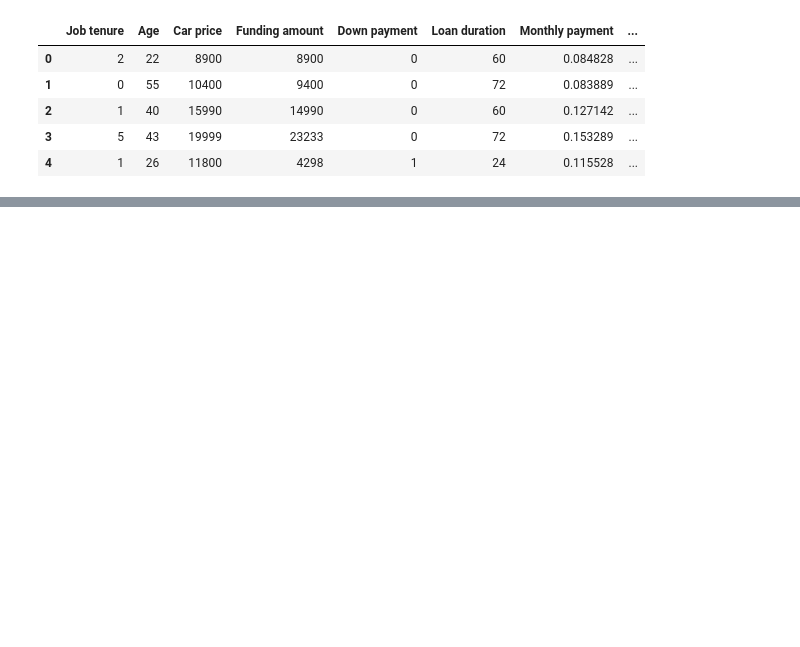
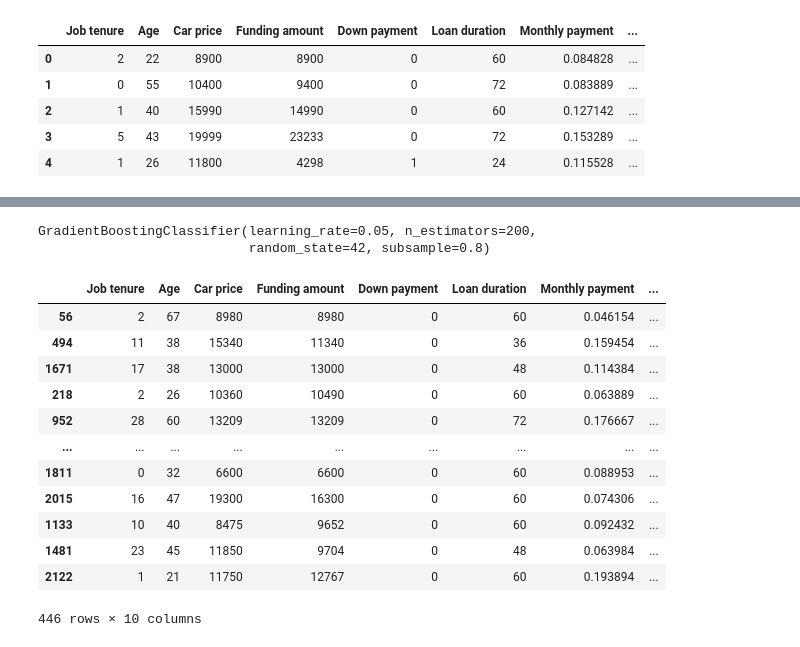
Before and after one commit to dorabijvoet/afi_final_project, a Jupyter notebook: notebooks/step10_FPDP.ipynb, the cells around one changed output, grey strips where cells are left out. Saved outputs shown, nothing was run; the diff lists cells and outputs as text; code cells hidden in the pictures; blank space fills up the shorter version.

```diff
--- a/notebooks/step10_FPDP.ipynb
+++ b/notebooks/step10_FPDP.ipynb
@@ -23,9 +25,2 @@ df.head()
 # %%
 df_true = df.drop(columns=['Predicted_PD', 'Group'])
-# %%
-df_true['Age_Group'] = pd.cut(df_true['Age'], bins=[0, 45, 100], labels=['Age < 45', 'Age ≥ 45'])
-
-df_true = df_true.drop('Age', axis=1)
-
-# Display the updated dataframe
-df_true
@@ -112,3 +43,44 @@ X
+# %%
+from sklearn.model_selection import train_test_split
+
+X = df_true.drop('True_Label', axis=1)
+y = df_true['True_Label']
+
+# Assuming X is your feature set and y is your target variable (e.g., binary outcome)
+X_train, X_test, y_train, y_test = train_test_split(X, y, test_size=0.2, random_state=42)
+# %%
+from sklearn.ensemble import GradientBoostingClassifier
+
+# Recreate the best Gradient Boosting model
+best_gb_model = GradientBoostingClassifier(
+    learning_rate=0.05,
+    max_depth=3,
+    min_samples_split=2,
+    n_estimators=200,
+    subsample=0.8,
+    random_state=42
+)
+
+best_gb_model.fit(X_train, y_train)
+# %% [output]
+GradientBoostingClassifier(learning_rate=0.05, n_estimators=200,
+                           random_state=42, subsample=0.8)
+# %%
+X_test
+# %% [output]
+|  | Job tenure | Age | Car price | Funding amount | Down payment | Loan duration | Monthly payment | ... |
+| 56 | 2 | 67 | 8980 | 8980 | 0 | 60 | 0.046154 | ... |
+| 494 | 11 | 38 | 15340 | 11340 | 0 | 36 | 0.159454 | ... |
+| 1671 | 17 | 38 | 13000 | 13000 | 0 | 48 | 0.114384 | ... |
+| 218 | 2 | 26 | 10360 | 10490 | 0 | 60 | 0.063889 | ... |
+| 952 | 28 | 60 | 13209 | 13209 | 0 | 72 | 0.176667 | ... |
+| ... | ... | ... | ... | ... | ... | ... | ... | ... |
+| 1811 | 0 | 32 | 6600 | 6600 | 0 | 60 | 0.088953 | ... |
+| 2015 | 16 | 47 | 19300 | 16300 | 0 | 60 | 0.074306 | ... |
+| 1133 | 10 | 40 | 8475 | 9652 | 0 | 60 | 0.092432 | ... |
+| 1481 | 23 | 45 | 11850 | 9704 | 0 | 48 | 0.063984 | ... |
+| 2122 | 1 | 21 | 11750 | 12767 | 0 | 60 | 0.193894 | ... |
+446 rows × 10 columns
 # %%
 # This statistical parity formula determines the predicted default rate for both Group 0 and Group 1,
 # and the difference between the predicted PD's would then be determined if statistically significant
```
Also changed, not shown: parts of 9 cells of this notebook.
